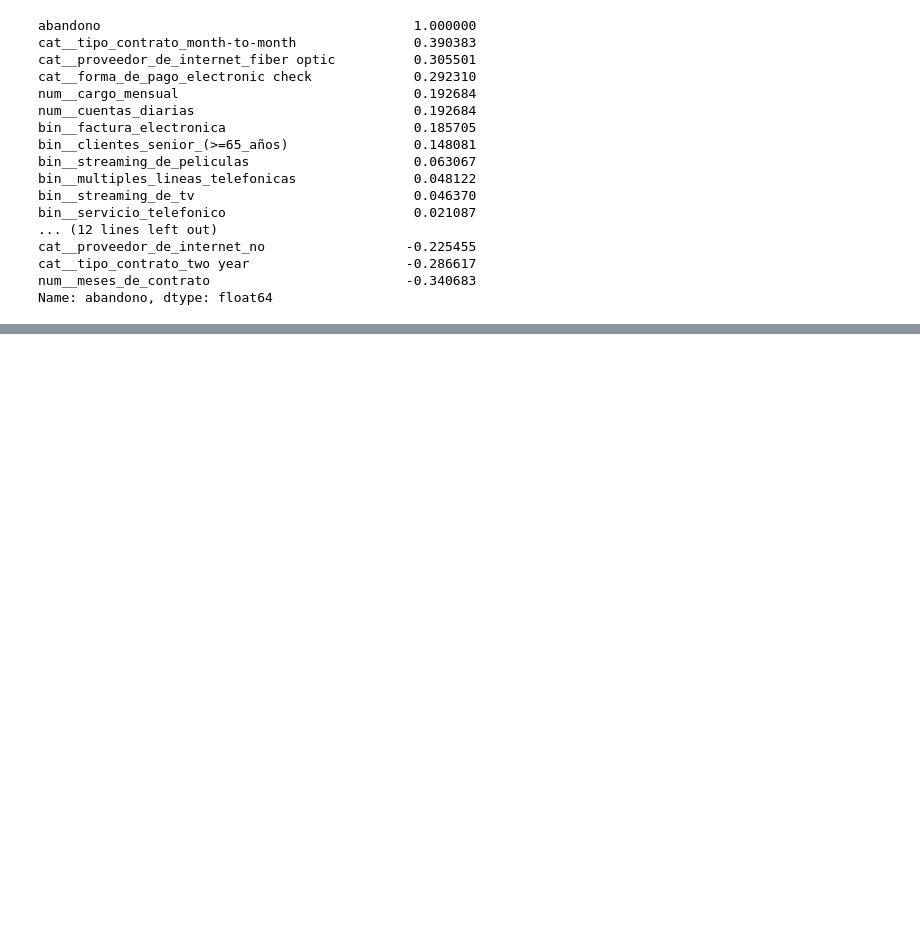
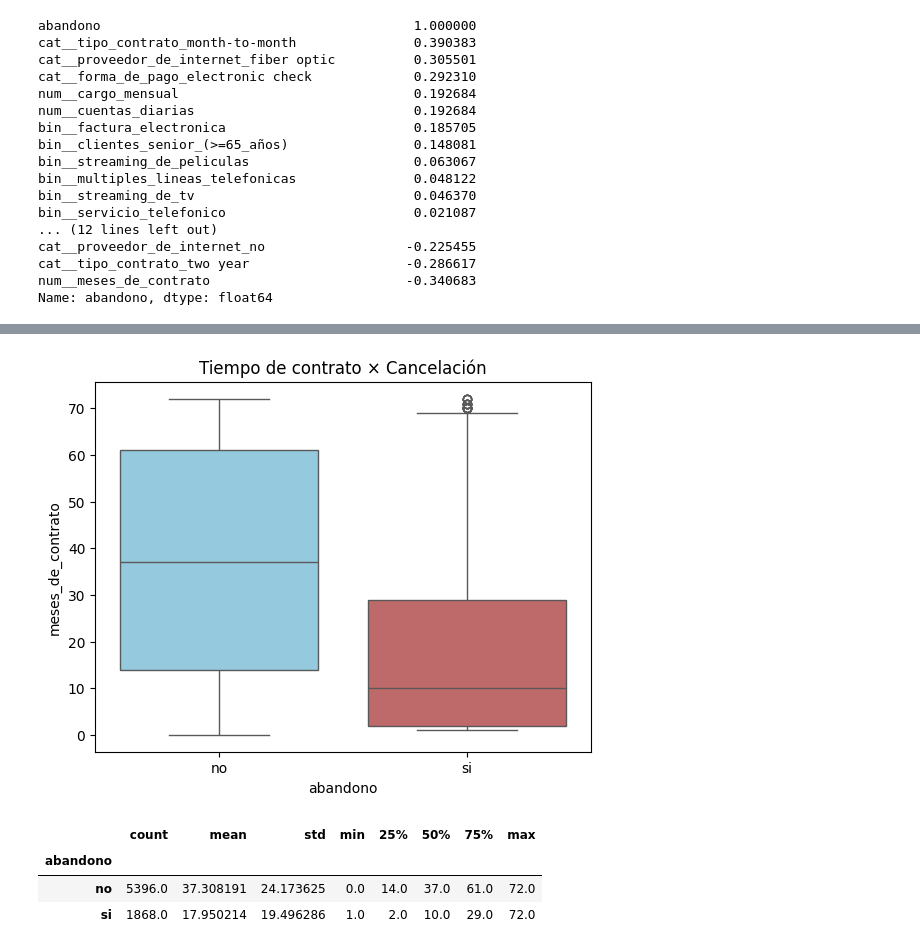
Before and after one commit to WLozanoH/TelecomX-Churn-Prediction-ML, a Jupyter notebook: churn_prediction_ML.ipynb, the cells around one changed output, grey strips where cells are left out. Cells and saved outputs as stored; diff of their text form; code cells hidden in the pictures; blank space fills up the shorter version.

Commit message:
Análisis dirigido: relación entre meses de contrato y gasto total con cancelación

```diff
--- a/churn_prediction_ML.ipynb
+++ b/churn_prediction_ML.ipynb
@@ -360,0 +370,16 @@ Name: abandono, dtype: float64
+# %%
+# Gráfico de Tiempo de contrato × Cancelación
+sns.boxplot(data=datos,
+            x='abandono', y='meses_de_contrato', hue='abandono', palette={'no':'skyblue', 'si':'indianred'})
+plt.title('Tiempo de contrato × Cancelación')
+plt.show()
+# %% [output]
+[figure, added]
+# %%
+# agrupar por abandono == 1 y obtener las metricas estadísticas de meses de contrato
+datos.groupby('abandono')['meses_de_contrato'].describe()
+# %% [output]
+|  | count | mean | std | min | 25% | 50% | 75% | max |
+| abandono |  |  |  |  |  |  |  |  |
+| no | 5396.0 | 37.308191 | 24.173625 | 0.0 | 14.0 | 37.0 | 61.0 | 72.0 |
+| si | 1868.0 | 17.950214 | 19.496286 | 1.0 | 2.0 | 10.0 | 29.0 | 72.0 |
```
Also changed, not shown: parts of 7 cells of this notebook.
